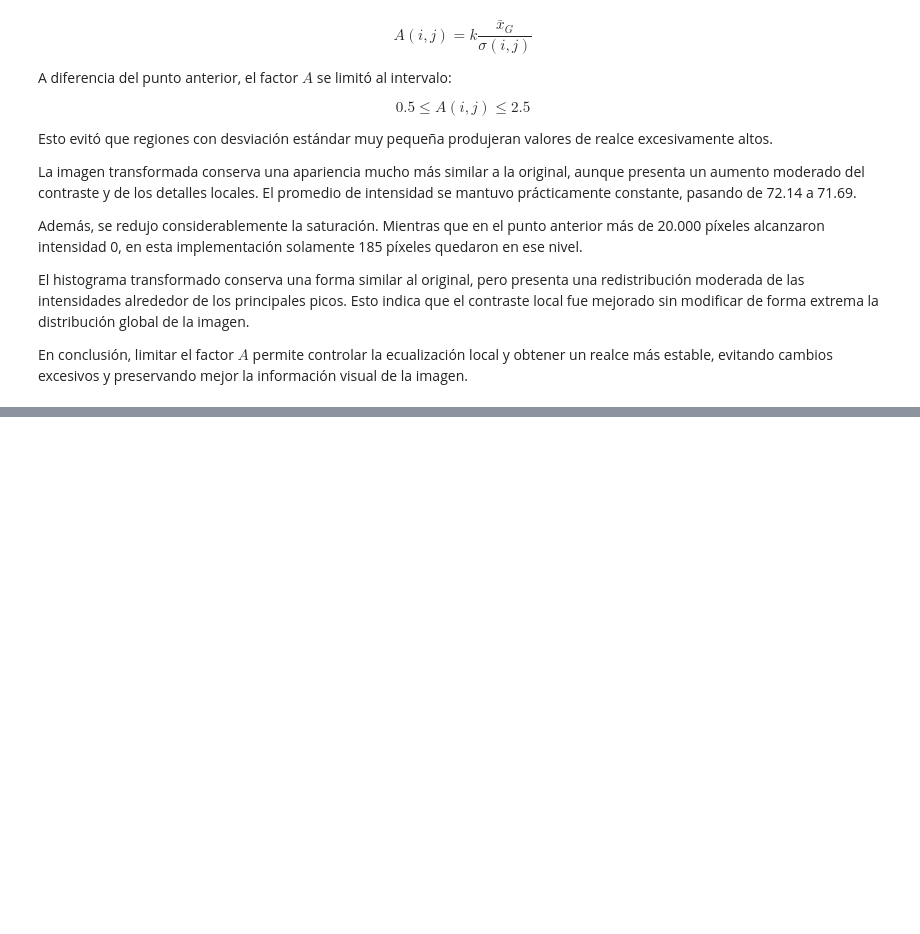
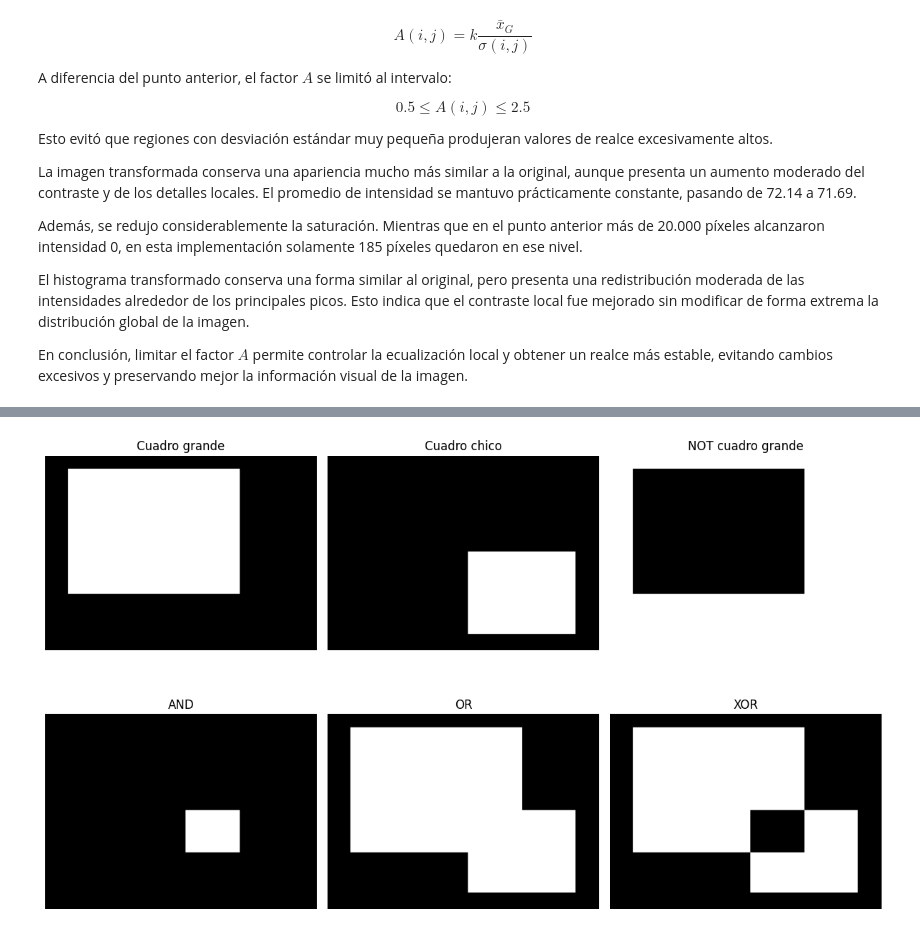
Before and after one commit to CamiloMunozAL/ProcDImagenes, a Jupyter notebook: taller4/taller4.ipynb, the cells around one changed output, grey strips where cells are left out. Drawn from its saved outputs; the diff is of its cells as text; code cells hidden in the pictures; blank space fills up the shorter version.

```diff
--- a/taller4/taller4.ipynb
+++ b/taller4/taller4.ipynb
@@ -652,0 +804,71 @@ En conclusión, limitar el factor $A$ permite controlar la ecualización local y
+# %%
+fig, axes = plt.subplots(
+    2,
+    3,
+    figsize=(12, 8)
+)
+
+axes[0, 0].imshow(
+    bin_grande,
+    cmap="gray",
+    vmin=0,
+    vmax=255
+)
+axes[0, 0].set_title("Cuadro grande")
+axes[0, 0].axis("off")
+
+axes[0, 1].imshow(
+    bin_chica,
+    cmap="gray",
+    vmin=0,
+    vmax=255
+)
+axes[0, 1].set_title("Cuadro chico")
+axes[0, 1].axis("off")
+
+axes[0, 2].imshow(
+    resultado_not_grande,
+    cmap="gray",
+    vmin=0,
+    vmax=255
+)
+axes[0, 2].set_title("NOT cuadro grande")
+axes[0, 2].axis("off")
+
+axes[1, 0].imshow(
+    resultado_and,
+    cmap="gray",
+    vmin=0,
+    vmax=255
+)
+axes[1, 0].set_title("AND")
+axes[1, 0].axis("off")
+
+axes[1, 1].imshow(
+    resultado_or,
+    cmap="gray",
+    vmin=0,
+    vmax=255
+)
+axes[1, 1].set_title("OR")
+axes[1, 1].axis("off")
+
+axes[1, 2].imshow(
+    resultado_xor,
+    cmap="gray",
+    vmin=0,
+    vmax=255
+)
+axes[1, 2].set_title("XOR")
+axes[1, 2].axis("off")
+
+plt.tight_layout()
+
+fig.savefig(
+    "resultados/operaciones_logicas_pt6.png",
+    dpi=150
+)
+
+plt.show()
+# %% [output]
+[figure, added]
```
Also changed, not shown: parts of 9 cells of this notebook, 1 other file.
